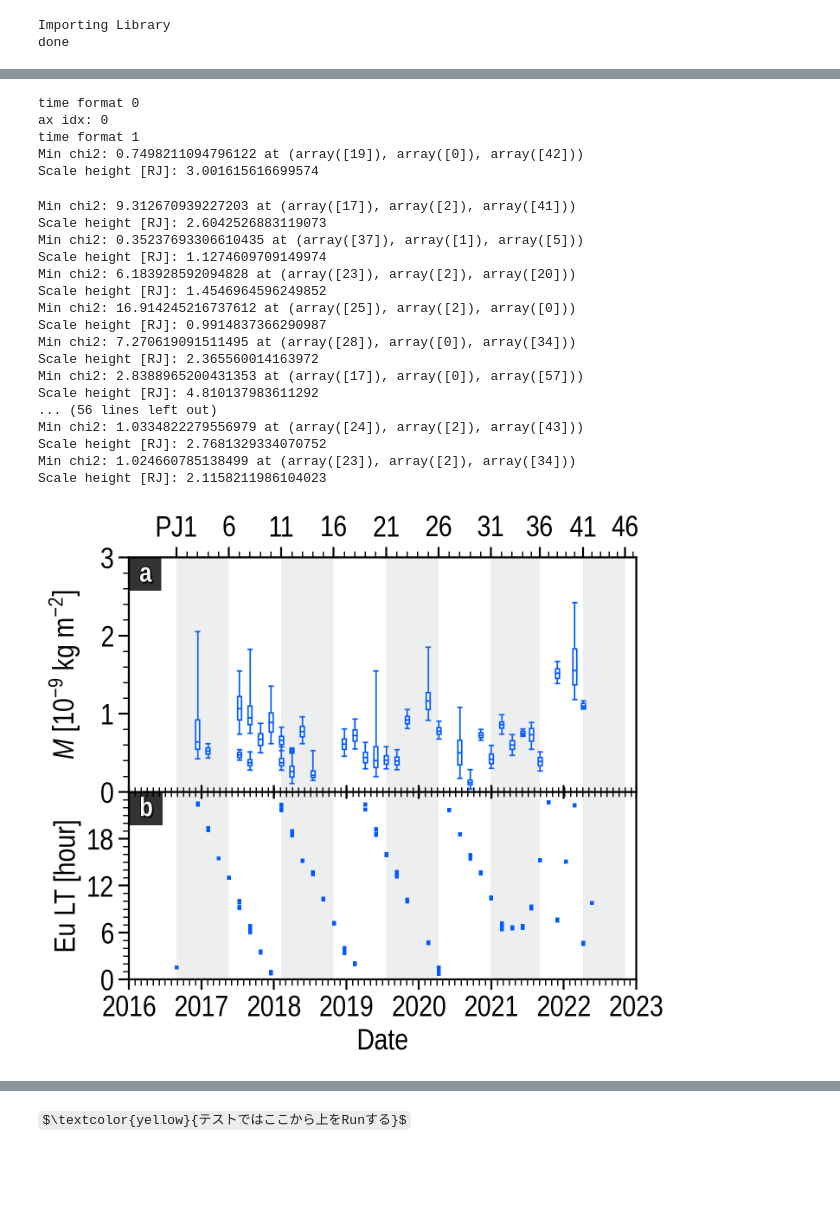
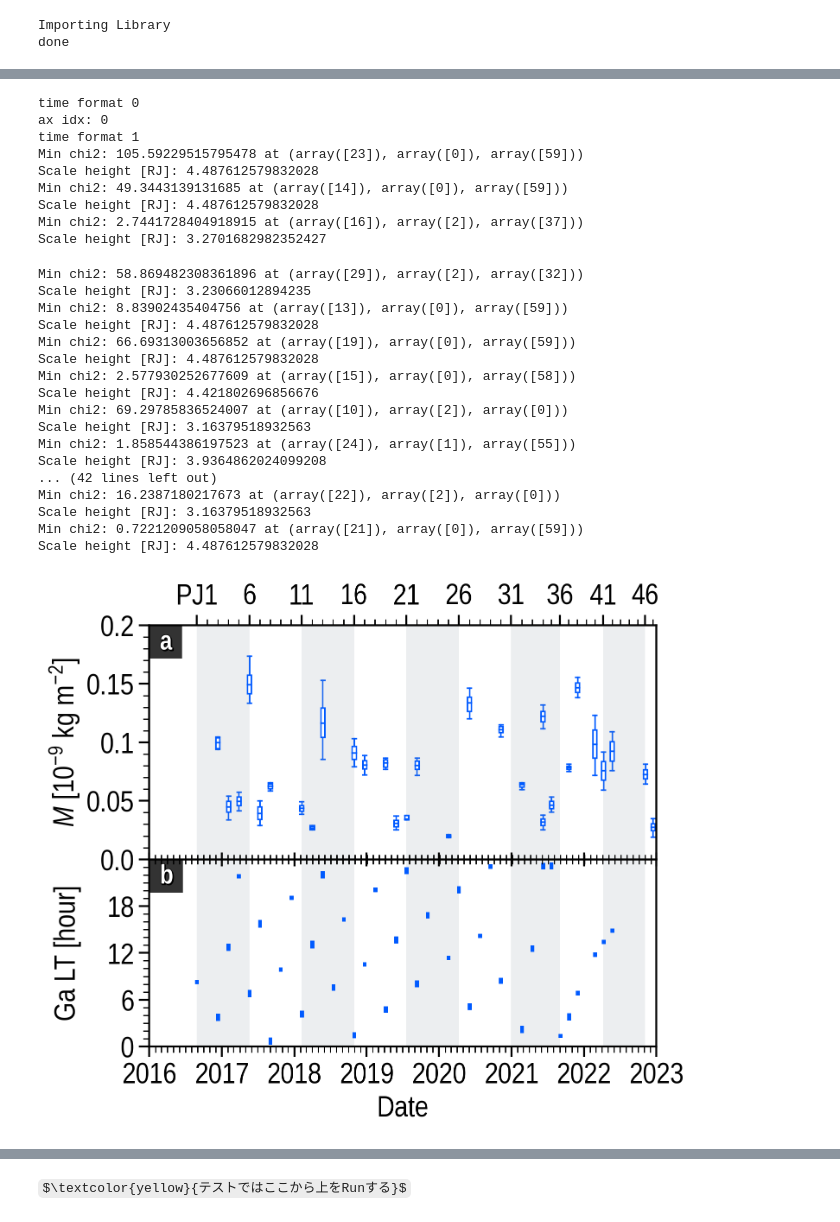
Before and after one commit to ShinnosukeSatoh/Juno_UVS_deimos, a Jupyter notebook: ftmc_lt.ipynb, the cells around one changed output, grey strips where cells are left out. Drawn from its saved outputs; the diff is of its cells as text; code cells hidden in the pictures; some formulas as TeX source; blank space fills up the shorter version.

```diff
--- a/ftmc_lt.ipynb
+++ b/ftmc_lt.ipynb
@@ -27,8 +27,8 @@ UC.set_palette()
 Importing Library
 done
 # %%
-exdate = '005/20250923'
-target_moon = 'Europa'
+exdate = '005/20251221'
+target_moon = 'Ganymede'
 target_fp = ['MAW', 'TEB']
 
 exnum = ['050', '056']
@@ -933,6 +933,36 @@ elif (exdate == '005/20250923') and (target_moon == 'Ganymede'):
     ymax = 0.2
     ticks = np.round(np.arange(0, 0.20+0.01, 0.05), 2)
 
+elif (exdate == '005/20251221') and (target_moon == 'Ganymede'):
+    exnum = ['301', '302', '303', '304', '305',
+             '306', '307', '308', '309', '310',
+             '311', '312', '313', '314', '315',
+             '316', '317', '318', '319', '320',
+             '321', '322', '323', '324', '325',
+             '326', '327', '328', '329', '330',
+             '331', '332',
+             ]
+    PJ_list = [3, 4, 5, 6,
+               7,
+               8, 11, 12, 13, 16,
+               17, 19, 20, 21, 22,
+               25, 27, 30, 32, 34,
+               34, 35, 37, 38, 40,
+               41, 42, 46, 47, 50,
+               59, 60,
+               ]
+    FTMC_HEM = ['both', 'both', 'S', 'both', 'S',
+                'both', 'N', 'both', 'both', 'S',
+                'S', 'S', 'N', 'S', 'N',
+                'S', 'both', 'S', 'S', 'N',
+                'S', 'both', 'S', 'S', 'S',
+                'N', 'N', 'S', 'S', 'S',
+                'S', 'N',
+                ]
+    Psyn = Psyn_ga
+    ymax = 0.2
+    ticks = np.round(np.arange(0, 0.20+0.01, 0.05), 2)
+
 column_mass_1dN = np.loadtxt(
     'results/column_mass/'+exdate+'_'+target_moon+'/col_massdens_1dN.txt')
 column_mass_1dS = np.loadtxt(
@@ -1088,53 +1118,57 @@ xticks = [datetime.datetime.strptime('2016-08-27', '%Y-%m-%d'),
 xticklabels = ['PJ1', '', '', '', '',
                '6', '', '', '', '',
                '11', '', '', '', '',
                '16', '', '', '', '',
                '21', '', '', '', '',
                '26', '', '', '', '',
                '31', '', '', '', '',
                '36', '', '', '', '',
                '41', '', '', '', '',
                '46', '',]
 PJax.set_xlim(xmin, xmax)
 PJax.set_xticks(xticks[::5])
 PJax.set_xticklabels(xticklabels[::5])
 PJax.xaxis.set_minor_locator(FixedLocator(mdates.date2num(xticks)))
 PJax.tick_params('y', grid_zorder=-10)
 
 # Shades in each 5 perijove
 for i in range(2):
     F.ax[i].axvspan(xticks[0], xticks[5], fc=UC.gray, ec=None, alpha=0.15)
     F.ax[i].axvspan(xticks[10], xticks[15], fc=UC.gray, ec=None, alpha=0.15)
     F.ax[i].axvspan(xticks[20], xticks[25], fc=UC.gray, ec=None, alpha=0.15)
     F.ax[i].axvspan(xticks[30], xticks[35], fc=UC.gray, ec=None, alpha=0.15)
     F.ax[i].axvspan(xticks[40], xticks[45], fc=UC.gray, ec=None, alpha=0.15)
 
 F.fig.savefig('img/ftmc_lt_'+target_moon[0:2]+'_r.pdf', bbox_inches='tight')
 plt.show()
 # %% [output]
 time format 0
 ax idx: 0
 time format 1
-Min chi2: 0.7498211094796122 at (array([19]), array([0]), array([42]))
-Scale height [RJ]: 3.001615616699574
+Min chi2: 105.59229515795478 at (array([23]), array([0]), array([59]))
+Scale height [RJ]: 4.487612579832028
+Min chi2: 49.3443139131685 at (array([14]), array([0]), array([59]))
+Scale height [RJ]: 4.487612579832028
+Min chi2: 2.7441728404918915 at (array([16]), array([2]), array([37]))
+Scale height [RJ]: 3.2701682982352427
-Min chi2: 9.312670939227203 at (array([17]), array([2]), array([41]))
-Scale height [RJ]: 2.6042526883119073
-Min chi2: 0.35237693306610435 at (array([37]), array([1]), array([5]))
-Scale height [RJ]: 1.1274609709149974
-Min chi2: 6.183928592094828 at (array([23]), array([2]), array([20]))
-Scale height [RJ]: 1.4546964596249852
-Min chi2: 16.914245216737612 at (array([25]), array([2]), array([0]))
-Scale height [RJ]: 0.9914837366290987
-Min chi2: 7.270619091511495 at (array([28]), array([0]), array([34]))
-Scale height [RJ]: 2.365560014163972
-Min chi2: 2.8388965200431353 at (array([17]), array([0]), array([57]))
-Scale height [RJ]: 4.810137983611292
-... (56 lines left out)
-Min chi2: 1.0334822279556979 at (array([24]), array([2]), array([43]))
-Scale height [RJ]: 2.7681329334070752
-Min chi2: 1.024660785138499 at (array([23]), array([2]), array([34]))
-Scale height [RJ]: 2.1158211986104023
+Min chi2: 58.869482308361896 at (array([29]), array([2]), array([32]))
+Scale height [RJ]: 3.23066012894235
+Min chi2: 8.83902435404756 at (array([13]), array([0]), array([59]))
+Scale height [RJ]: 4.487612579832028
+Min chi2: 66.69313003656852 at (array([19]), array([0]), array([59]))
+Scale height [RJ]: 4.487612579832028
+Min chi2: 2.577930252677609 at (array([15]), array([0]), array([58]))
+Scale height [RJ]: 4.421802696856676
+Min chi2: 69.29785836524007 at (array([10]), array([2]), array([0]))
+Scale height [RJ]: 3.16379518932563
+Min chi2: 1.858544386197523 at (array([24]), array([1]), array([55]))
+Scale height [RJ]: 3.9364862024099208
+... (42 lines left out)
+Min chi2: 16.2387180217673 at (array([22]), array([2]), array([0]))
+Scale height [RJ]: 3.16379518932563
+Min chi2: 0.7221209058058047 at (array([21]), array([0]), array([59]))
+Scale height [RJ]: 4.487612579832028
-[figure, old version]
+[figure, new version]
 # %%
 # %% フィッティング用の三角関数
 def fit_func2(params, x):
```
Also changed, not shown: parts of 11 cells of this notebook, 5 other files.
